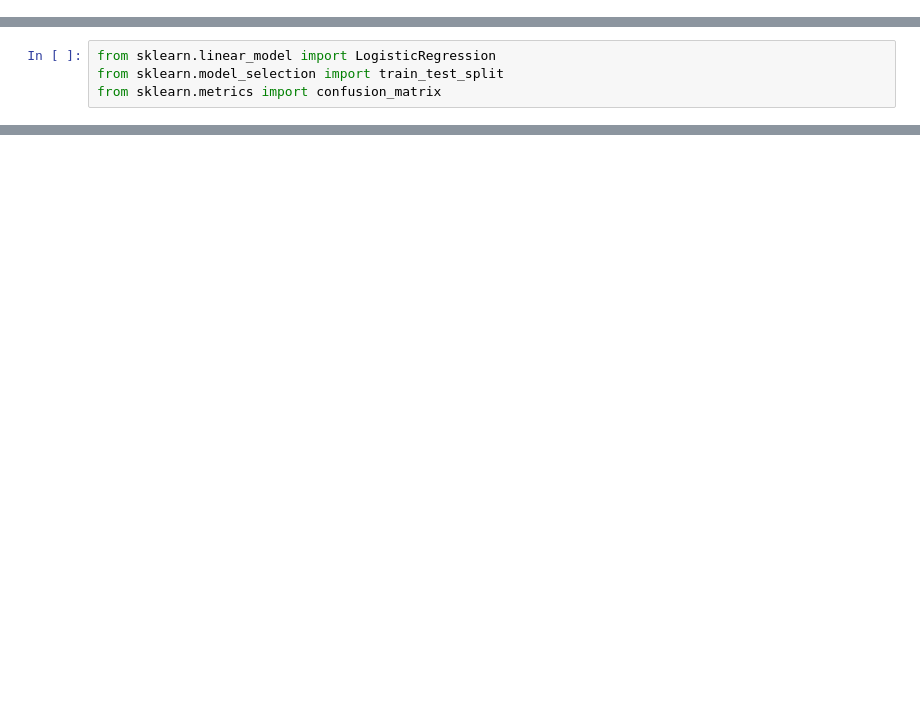
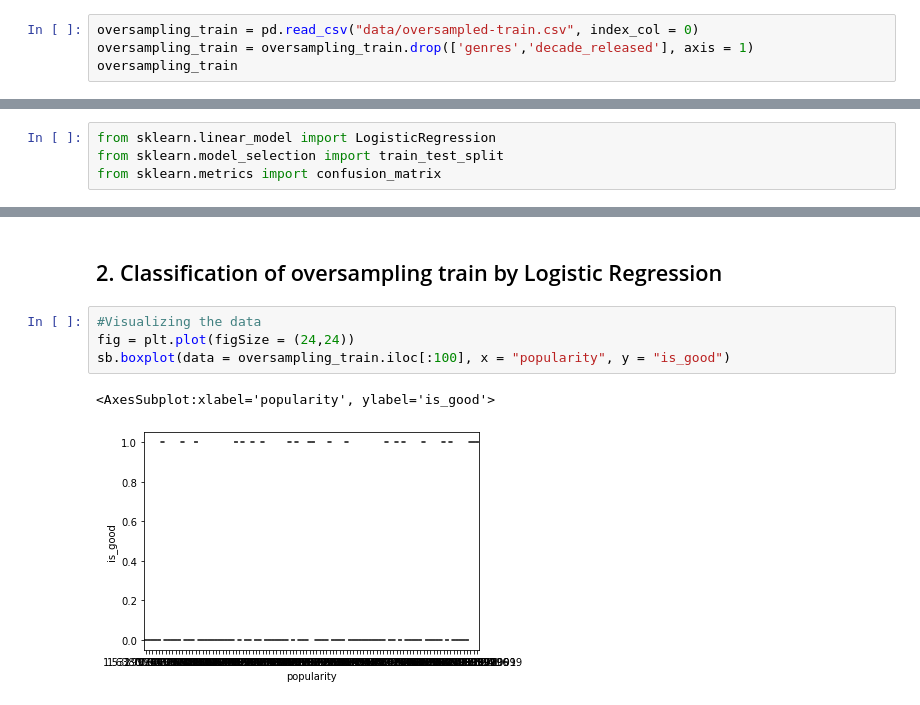
Before and after one commit to nicklimmm/movie-analysis, a Jupyter notebook: Logistics_Regression.ipynb, the cells around one changed output, grey strips where cells are left out. Saved outputs shown, nothing was run; the diff lists cells and outputs as text; blank space fills up the shorter version.

```diff
--- a/Logistics_Regression.ipynb
+++ b/Logistics_Regression.ipynb
@@ -79,0 +26,4 @@ movie
+# %%
+oversampling_train = pd.read_csv("data/oversampled-train.csv", index_col = 0)
+oversampling_train = oversampling_train.drop(['genres','decade_released'], axis = 1)
+oversampling_train
@@ -164,0 +162,9 @@ y_test_pred = logreg.predict(x_test)
+# %% [markdown]
+## 2. Classification of oversampling train by Logistic Regression
+# %%
+#Visualizing the data
+fig = plt.plot(figSize = (24,24))
+sb.boxplot(data = oversampling_train.iloc[:100], x = "popularity", y = "is_good")
+# %% [output]
+<AxesSubplot:xlabel='popularity', ylabel='is_good'>
+[figure, added]
```
Also changed, not shown: parts of 34 cells of this notebook.
